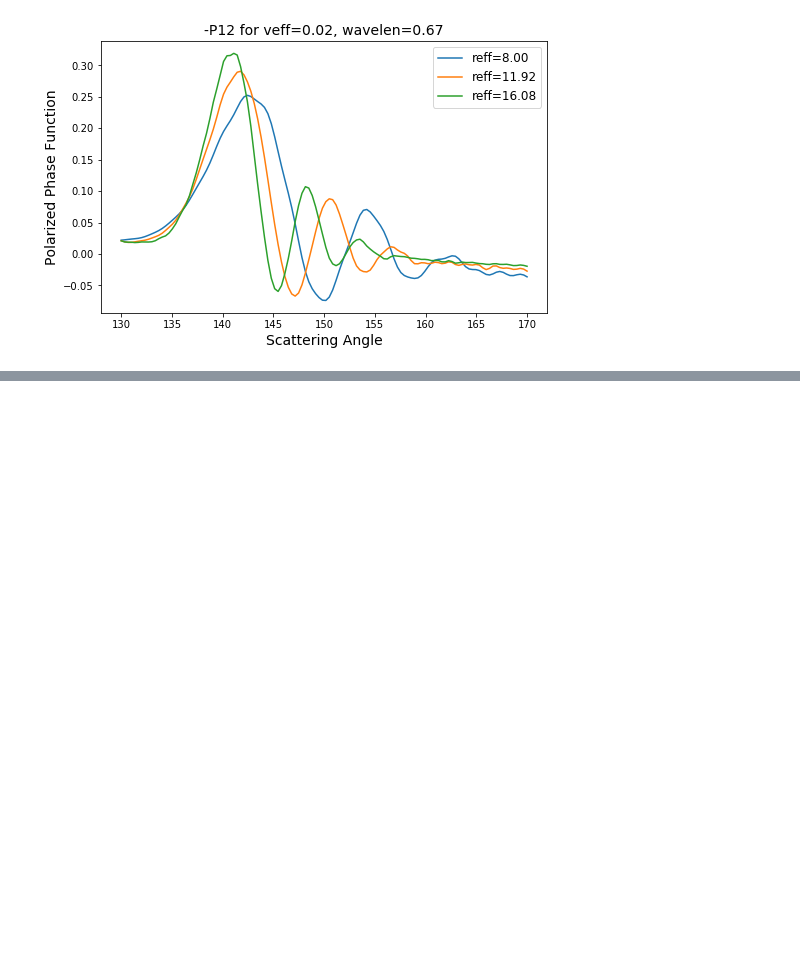
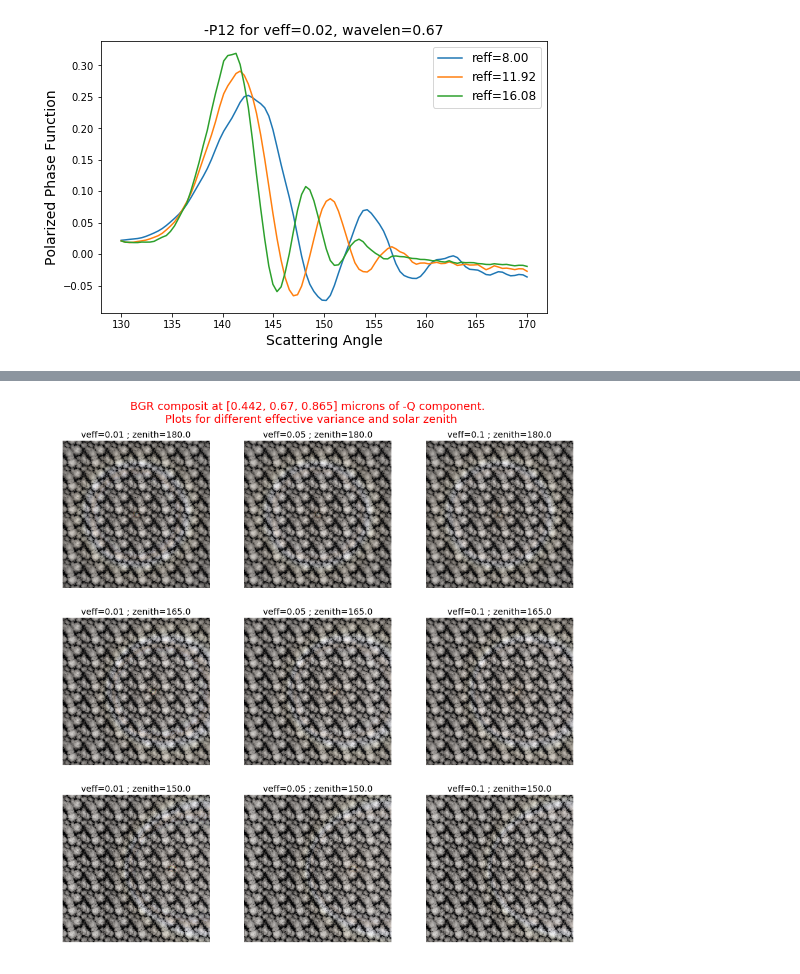
Before and after one commit to CloudTomography/AT3D, a Jupyter notebook: notebooks/Cloudbow Analysis.ipynb, the cells around one changed output, grey strips where cells are left out. Drawn from its saved outputs; the diff is of its cells as text; code cells hidden in the pictures; blank space fills up the shorter version.

```diff
--- a/notebooks/Cloudbow Analysis.ipynb
+++ b/notebooks/Cloudbow Analysis.ipynb
@@ -260,0 +240,18 @@ axes[1].set_title('BGR composite [{}, {}, {}] microns of -Q, ' \
+# %%
+%matplotlib inline
+
+num_rows = len(solar_angles)
+num_cols = len(veffs)
+fig, axes = plt.subplots(num_rows, num_cols, figsize=(15, 15))
+fig.suptitle('BGR composit at [{}, {}, {}] microns of -Q component. \n ' \
+             'Plots for different effective variance and solar zenith'.format(*wavelengths),
+             fontsize=18, color='r', y=0.94)
+
+for row in range(num_rows):
+    for col in range(num_cols):
+        axes[row, col].imshow(stretch_histogram(stokes_i[...,col*num_rows + row]))
+        axes[row, col].axis('off')
+        axes[row, col].set_title('veff={} ; '.format(veffs[col]) +
+                                 'zenith={}'.format(solar_angles[row][0]),fontsize=14)
+# %% [output]
+[figure, added]
```
Also changed, not shown: parts of 12 cells of this notebook, 8 other files.
